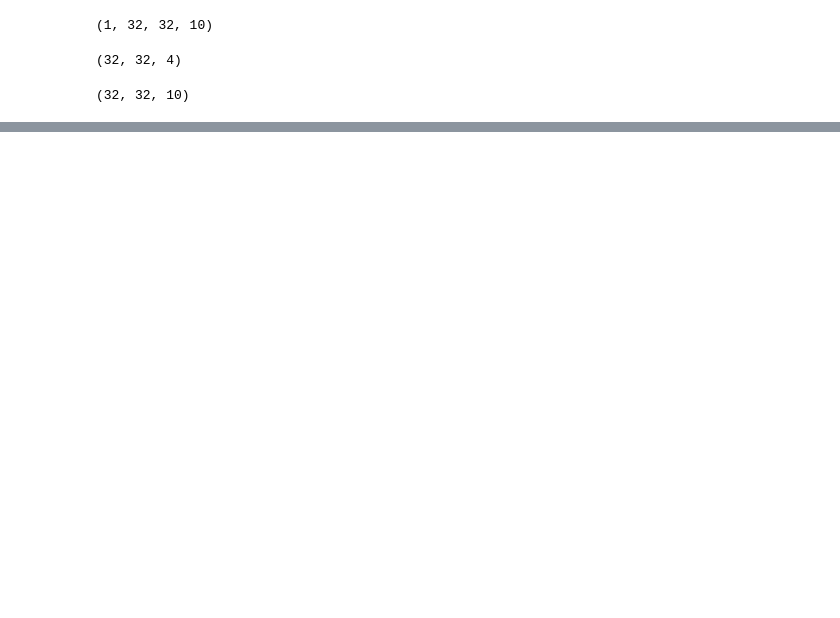
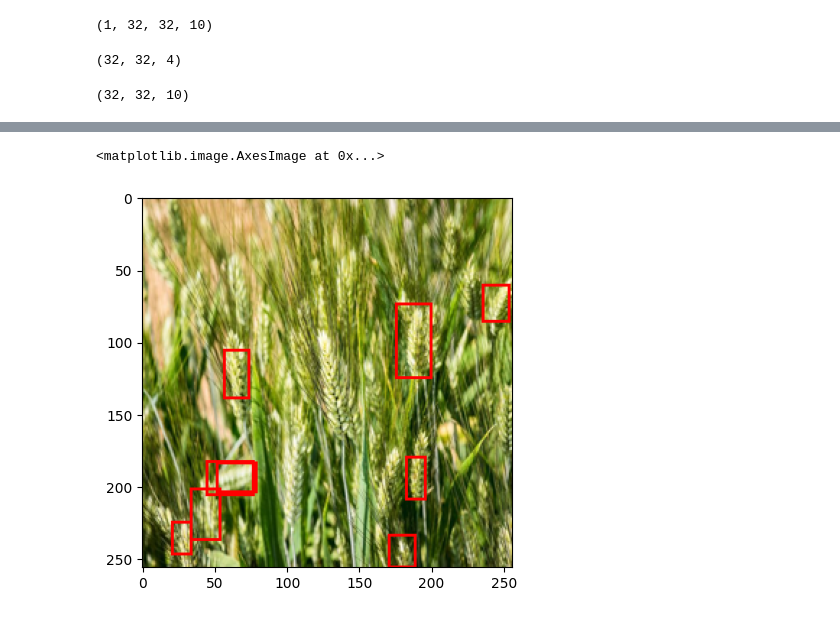
Before and after one commit to RajarshiGO/object_detection, a Jupyter notebook: test.ipynb, the cells around one changed output, grey strips where cells are left out. Saved outputs shown, nothing was run; the diff lists cells and outputs as text; code cells hidden in the pictures; blank space fills up the shorter version.

```diff
--- a/test.ipynb
+++ b/test.ipynb
@@ -41,10 +55,11 @@ image = image.resize((256,256))
 # %%
 import albumentations as albu
 # %%
-albu.Compose([
+preprocess = albu.Compose([
     albu.CLAHE(p=1),
     albu.ToGray(p=1),
 ])
 # %%
 image = np.array(image)
-image.shape
+image = preprocess(image = image)
+image = image['image']/255
@@ -105,0 +140,23 @@ array([[248.,   8., 248.,   8.],
+# %%
+def draw_bboxes(image_id, bboxes, source='train'):
+    image = Image.open(image_id)
+    image = image.resize((256,256))
+
+    draw = ImageDraw.Draw(image)
+
+    for bbox in bboxes:
+        draw_bbox(draw, bbox)
+
+    return np.asarray(image)
+
+
+def draw_bbox(draw, bbox):
+    x, y, width, height = bbox
+    draw.rectangle([x, y, x + width, y + height], width=2, outline='red')
+# %%
+drawn = draw_bboxes("image.jpg", bboxes = pred)
+# %%
+imshow(drawn)
+# %% [output]
+<matplotlib.image.AxesImage at 0x...>
+[figure, added]
```
Also changed, not shown: parts of 12 cells of this notebook, 1 other file.
